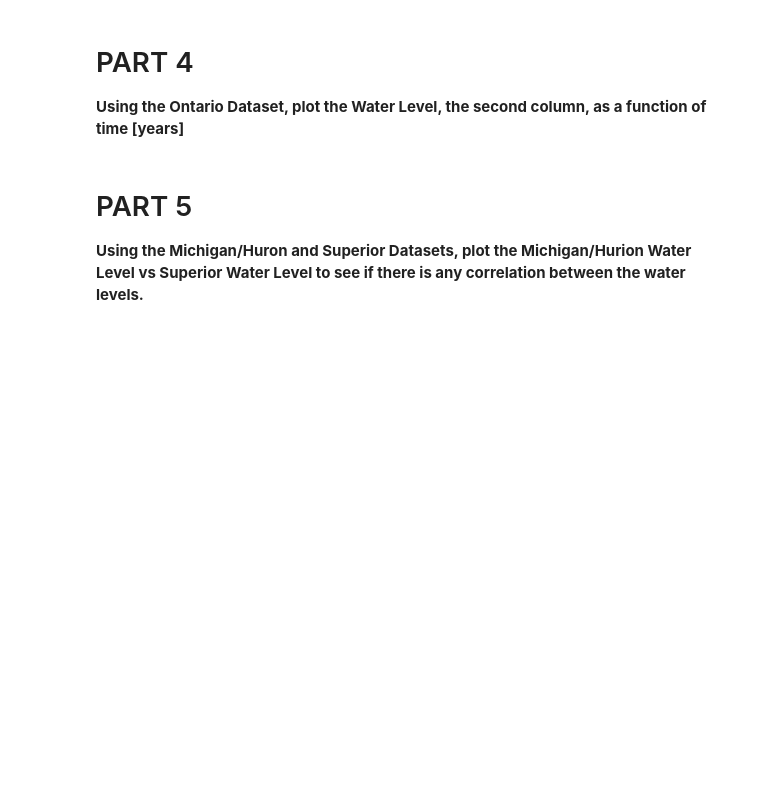
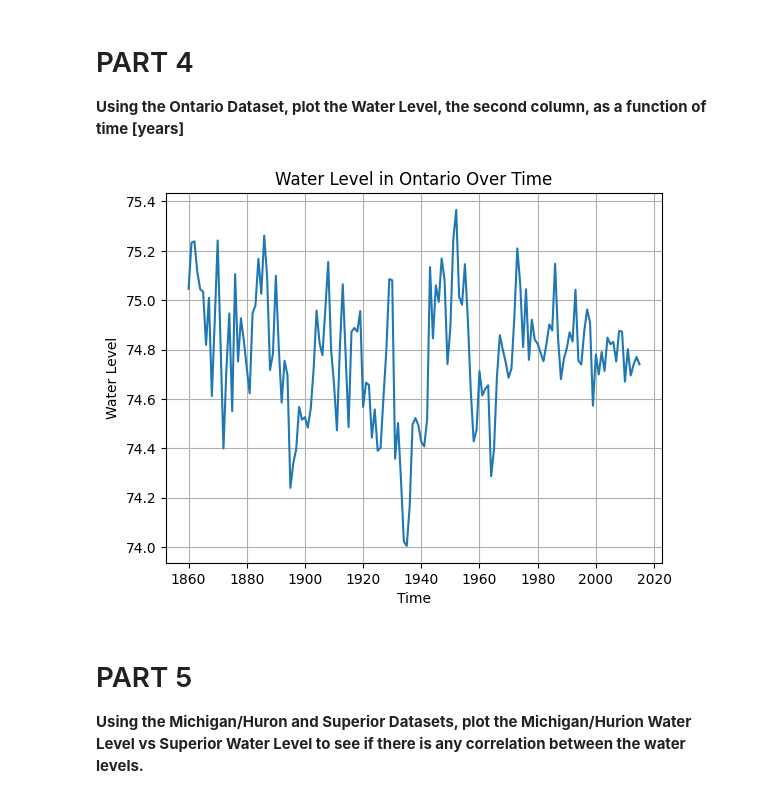
Before and after one commit to Jeonandy/CMSE202_Git_Started, a Jupyter notebook: Great_Lakes_and_Grand_River.ipynb, the cells around one changed output. Cells and saved outputs as stored; diff of their text form; code cells hidden in the pictures; blank space fills up the shorter version.

```diff
--- a/Great_Lakes_and_Grand_River.ipynb
+++ b/Great_Lakes_and_Grand_River.ipynb
@@ -49,15 +49,17 @@ This notebook **might look very familiar!** It is based off a CMSE 201 assignmen
 # %%
 # Insert Code Here
 
-data = pd.read_csv("data/ont.csv")
-year = data.iloc[:, 0]
-water = data.iloc[:, 1]
+data1 = pd.read_csv("data/ont.csv")
+year = data1.iloc[:, 0]
+water = data1.iloc[:, 1]
 plt.plot(year, water)
 plt.xlabel("Time")
 plt.ylabel("Water Level")
 plt.title("Water Level in Ontario Over Time")
 plt.grid()
 plt.show()
+# %% [output]
+[figure, added]
 # %% [markdown]
 # PART 5
 
```
